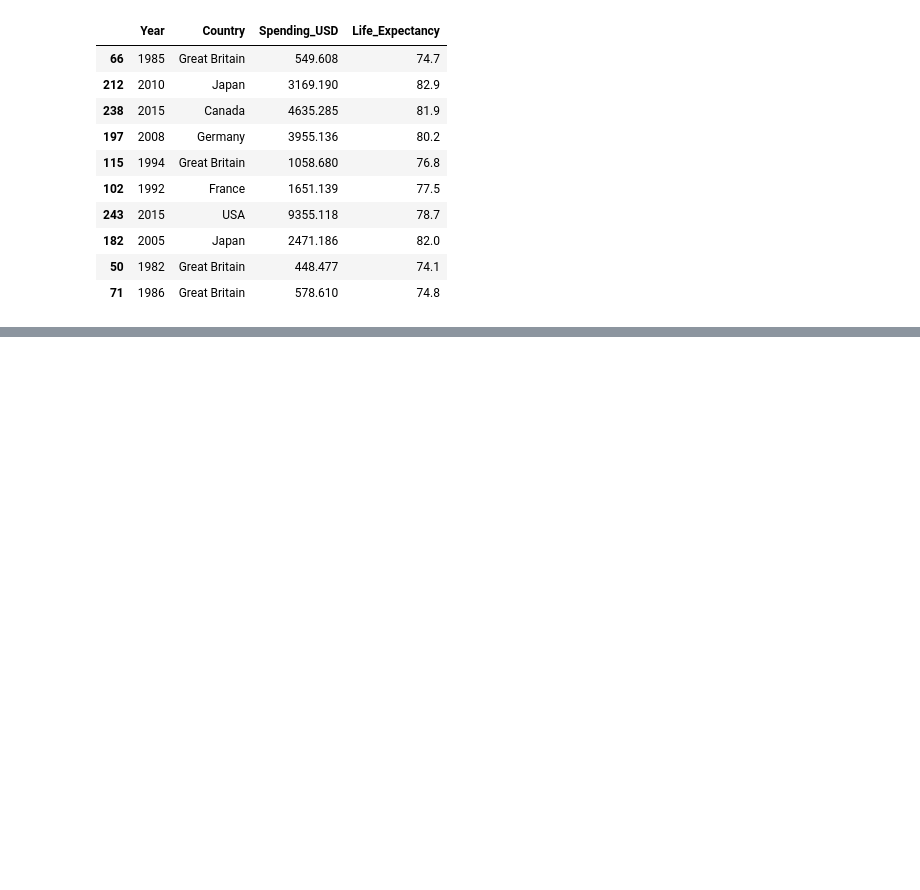
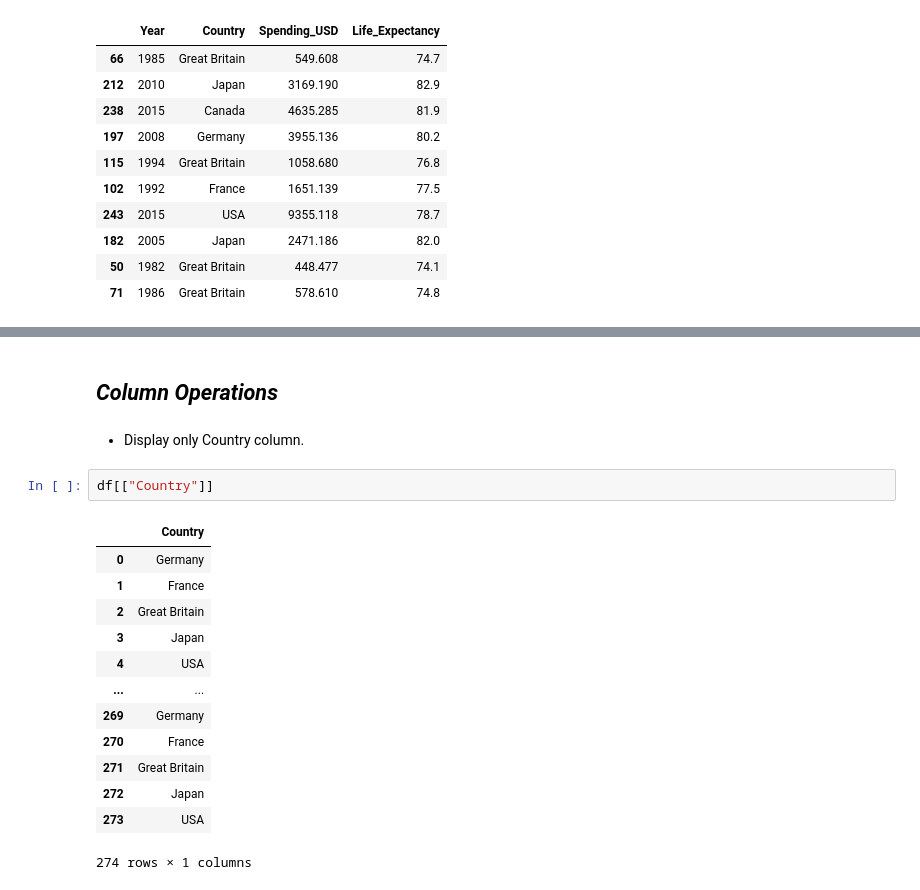
Before and after one commit to geershatisaxena/Healthtip-Data-Analysis, a Jupyter notebook: pandas.ipynb, the cells around one changed output, grey strips where cells are left out. Drawn from its saved outputs; the diff is of its cells as text; blank space fills up the shorter version.

```diff
--- a/pandas.ipynb
+++ b/pandas.ipynb
@@ -200,0 +212,20 @@ df.sample(10)
+# %% [markdown]
+## ***Column Operations***
+# %% [markdown]
+- Display only Country column.
+# %%
+df[["Country"]]
+# %% [output]
+|  | Country |
+| 0 | Germany |
+| 1 | France |
+| 2 | Great Britain |
+| 3 | Japan |
+| 4 | USA |
+| ... | ... |
+| 269 | Germany |
+| 270 | France |
+| 271 | Great Britain |
+| 272 | Japan |
+| 273 | USA |
+274 rows × 1 columns
```
Also changed, not shown: parts of 5 cells of this notebook.
